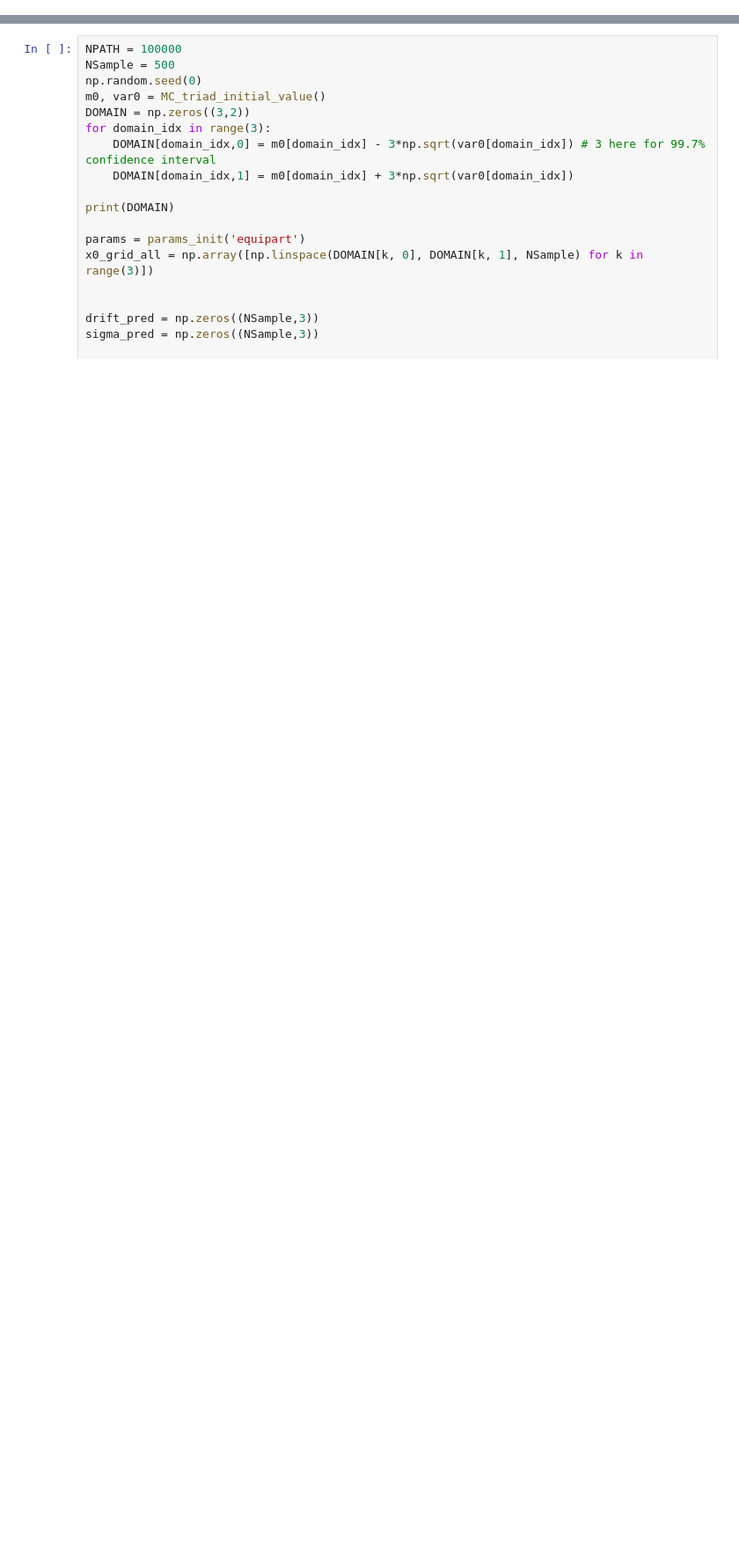
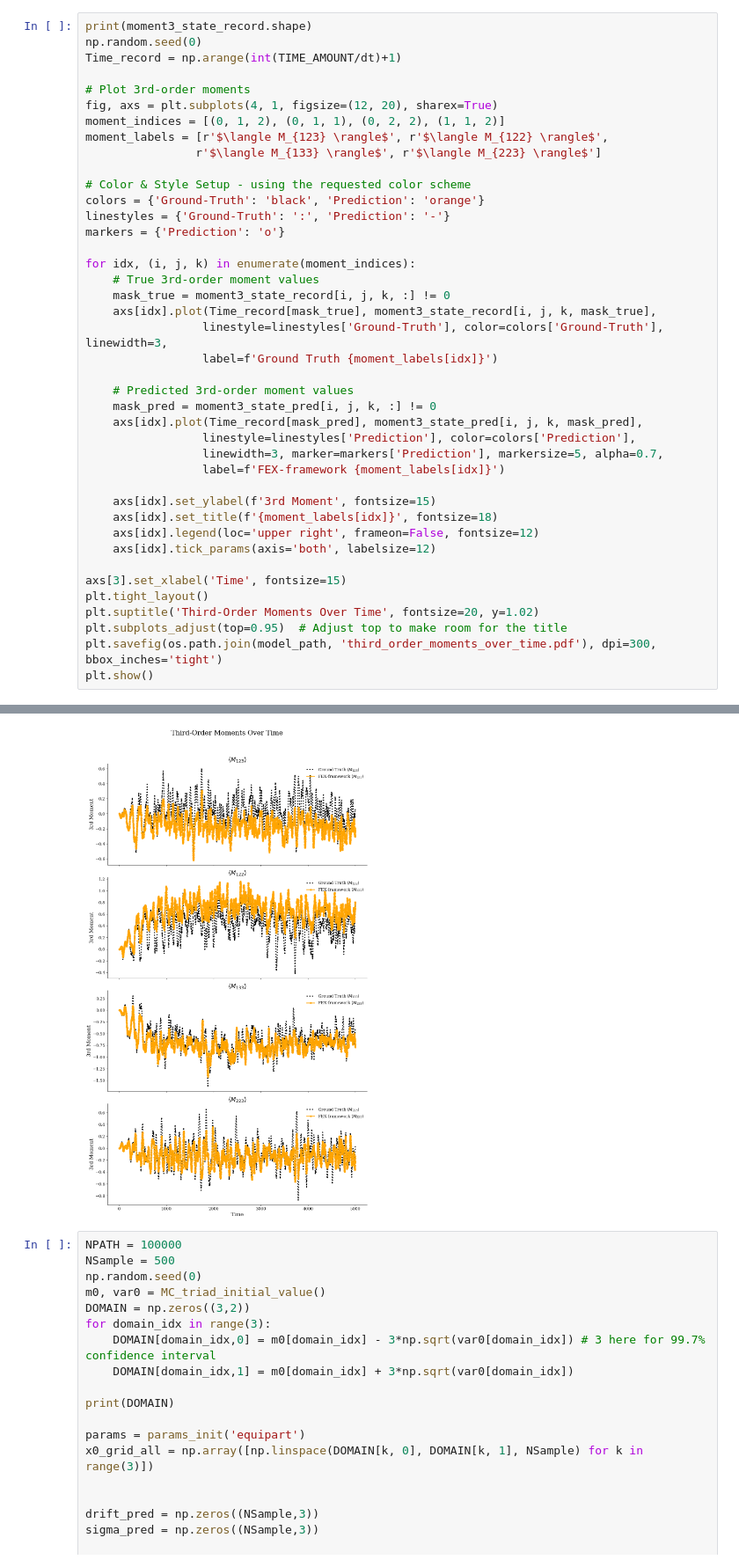
Before and after one commit to xxjan719/TurbulentFEX, a Jupyter notebook: src/Example/MC_triad/prediction.ipynb, the cells around one changed output, grey strips where cells are left out. Shown at 88% size. Drawn from its saved outputs; the diff is of its cells as text; blank space fills up the shorter version.

```diff
--- a/src/Example/MC_triad/prediction.ipynb
+++ b/src/Example/MC_triad/prediction.ipynb
@@ -262,0 +491,42 @@ plot_deviation_subplots(np.arange(params['Nt']+1), cov_MC_all, moment3_MC_norm_a
+# %%
+print(moment3_state_record.shape)
+np.random.seed(0)
+Time_record = np.arange(int(TIME_AMOUNT/dt)+1)
+
+# Plot 3rd-order moments
+fig, axs = plt.subplots(4, 1, figsize=(12, 20), sharex=True)
+moment_indices = [(0, 1, 2), (0, 1, 1), (0, 2, 2), (1, 1, 2)]
+moment_labels = [r'$\langle M_{123} \rangle$', r'$\langle M_{122} \rangle$',
+                r'$\langle M_{133} \rangle$', r'$\langle M_{223} \rangle$']
+
+# Color & Style Setup - using the requested color scheme
+colors = {'Ground-Truth': 'black', 'Prediction': 'orange'}
+linestyles = {'Ground-Truth': ':', 'Prediction': '-'}
+markers = {'Prediction': 'o'}
+
+for idx, (i, j, k) in enumerate(moment_indices):
+    # True 3rd-order moment values
+    mask_true = moment3_state_record[i, j, k, :] != 0
+    axs[idx].plot(Time_record[mask_true], moment3_state_record[i, j, k, mask_true],
+                 linestyle=linestyles['Ground-Truth'], color=colors['Ground-Truth'], linewidth=3,
+                 label=f'Ground Truth {moment_labels[idx]}')
+
+    # Predicted 3rd-order moment values
+    mask_pred = moment3_state_pred[i, j, k, :] != 0
+    axs[idx].plot(Time_record[mask_pred], moment3_state_pred[i, j, k, mask_pred],
+                 linestyle=linestyles['Prediction'], color=colors['Prediction'],
+                 linewidth=3, marker=markers['Prediction'], markersize=5, alpha=0.7,
+                 label=f'FEX-framework {moment_labels[idx]}')
+
+    axs[idx].set_ylabel(f'3rd Moment', fontsize=15)
+    axs[idx].set_title(f'{moment_labels[idx]}', fontsize=18)
+    axs[idx].legend(loc='upper right', frameon=False, fontsize=12)
+    axs[idx].tick_params(axis='both', labelsize=12)
+
+axs[3].set_xlabel('Time', fontsize=15)
+plt.tight_layout()
+plt.suptitle('Third-Order Moments Over Time', fontsize=20, y=1.02)
+plt.subplots_adjust(top=0.95)  # Adjust top to make room for the title
+plt.savefig(os.path.join(model_path, 'third_order_moments_over_time.pdf'), dpi=300, bbox_inches='tight')
+plt.show()
+# %% [output]
@@ -263,3 +534,4 @@ plot_deviation_subplots(np.arange(params['Nt']+1), cov_MC_all, moment3_MC_norm_a
+[figure, added]
 # %%
 NPATH = 100000
 NSample = 500
```
Also changed, not shown: parts of 10 cells of this notebook, 2 other files.
